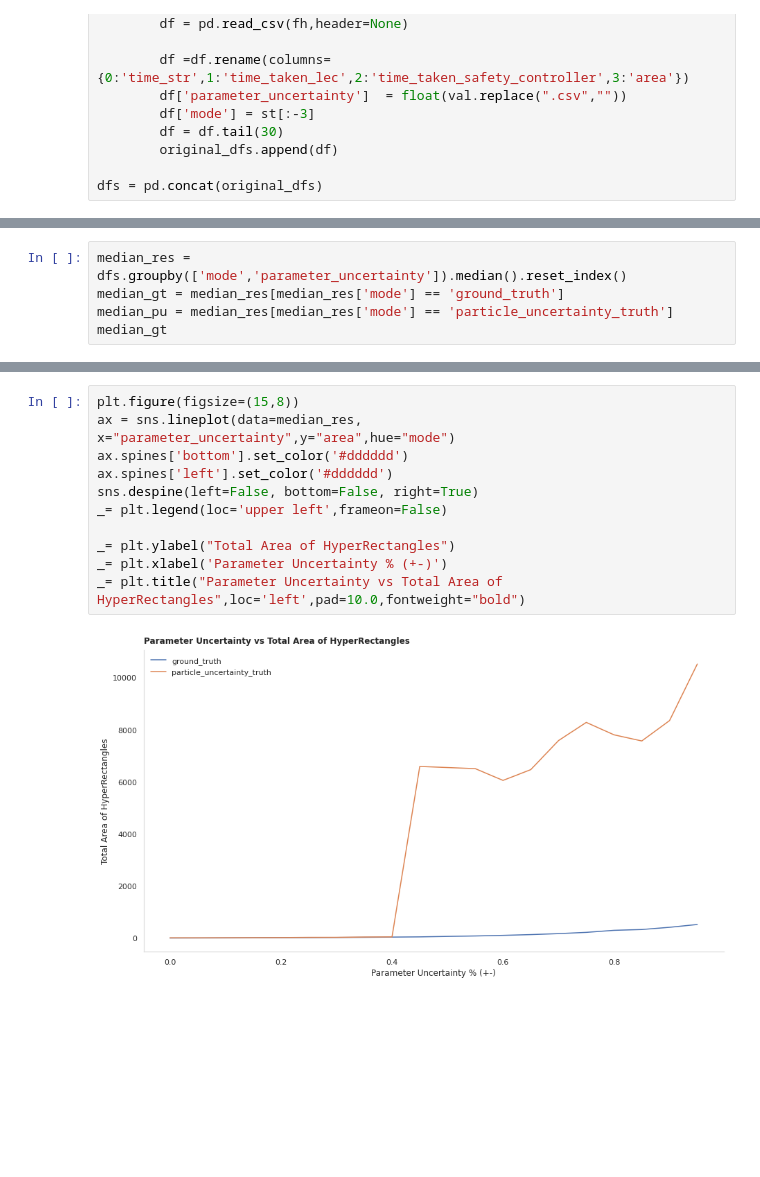
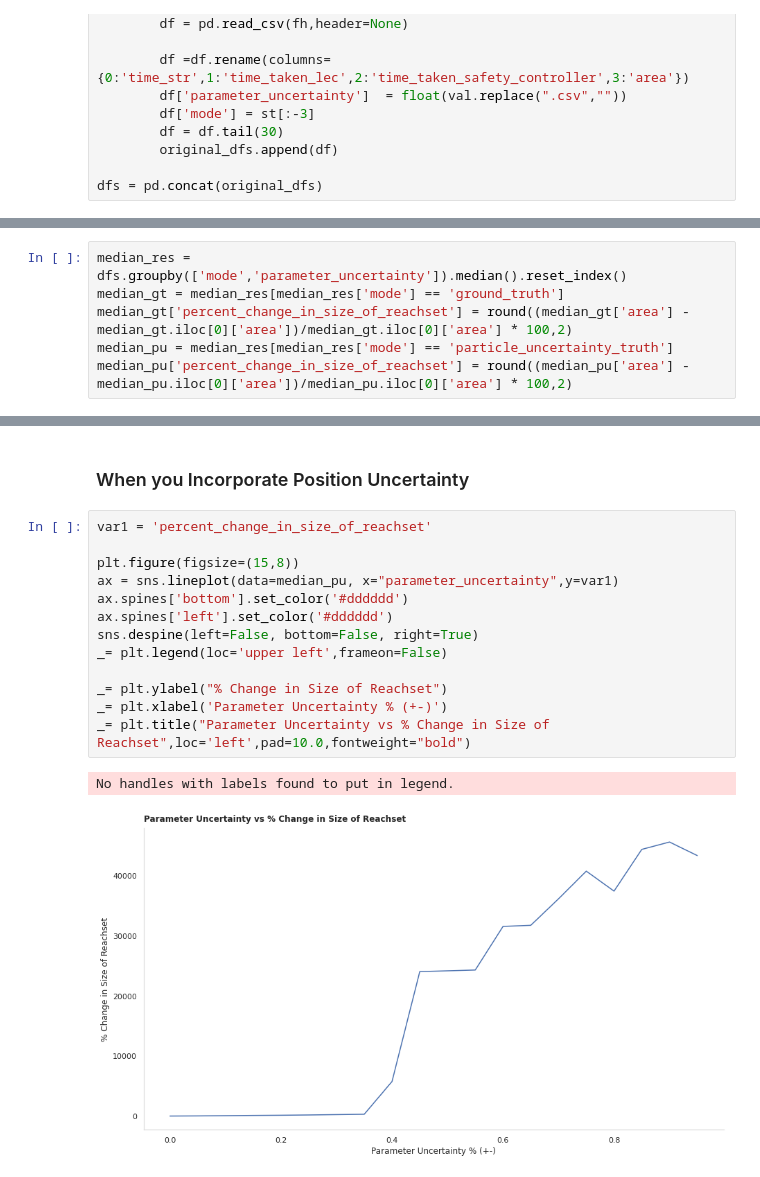
Before and after one commit to pmusau17/Platooning-F1Tenth, a Jupyter notebook: src/rtreach/logs/uncertainty_experiments/UncertaintyExperiments.ipynb, the cells around one changed output, grey strips where cells are left out. Drawn from its saved outputs; the diff is of its cells as text; blank space fills up the shorter version.

```diff
--- a/src/rtreach/logs/uncertainty_experiments/UncertaintyExperiments.ipynb
+++ b/src/rtreach/logs/uncertainty_experiments/UncertaintyExperiments.ipynb
@@ -56,5 +56,6 @@ dfs.groupby(['mode','parameter_uncertainty']).median()
 # %%
 median_res = dfs.groupby(['mode','parameter_uncertainty']).median().reset_index()
 median_gt = median_res[median_res['mode'] == 'ground_truth']
+median_gt['percent_change_in_size_of_reachset'] = round((median_gt['area'] - median_gt.iloc[0]['area'])/median_gt.iloc[0]['area'] * 100,2)
 median_pu = median_res[median_res['mode'] == 'particle_uncertainty_truth']
-median_gt
+median_pu['percent_change_in_size_of_reachset'] = round((median_pu['area'] - median_pu.iloc[0]['area'])/median_pu.iloc[0]['area'] * 100,2)
@@ -99,13 +99,18 @@ median_res
+# %% [markdown]
+### When you Incorporate Position Uncertainty
 # %%
+var1 = 'percent_change_in_size_of_reachset'
+
 plt.figure(figsize=(15,8))
-ax = sns.lineplot(data=median_res, x="parameter_uncertainty",y="area",hue="mode")
+ax = sns.lineplot(data=median_pu, x="parameter_uncertainty",y=var1)
 ax.spines['bottom'].set_color('#dddddd')
 ax.spines['left'].set_color('#dddddd')
 sns.despine(left=False, bottom=False, right=True)
 _= plt.legend(loc='upper left',frameon=False)
 
-_= plt.ylabel("Total Area of HyperRectangles")
+_= plt.ylabel("% Change in Size of Reachset")
 _= plt.xlabel('Parameter Uncertainty % (+-)')
-_= plt.title("Parameter Uncertainty vs Total Area of HyperRectangles",loc='left',pad=10.0,fontweight="bold")
+_= plt.title("Parameter Uncertainty vs % Change in Size of Reachset",loc='left',pad=10.0,fontweight="bold")
 # %% [output]
+No handles with labels found to put in legend.
-[figure, old version]
+[figure, new version]
```
Also changed, not shown: parts of 13 cells of this notebook.
